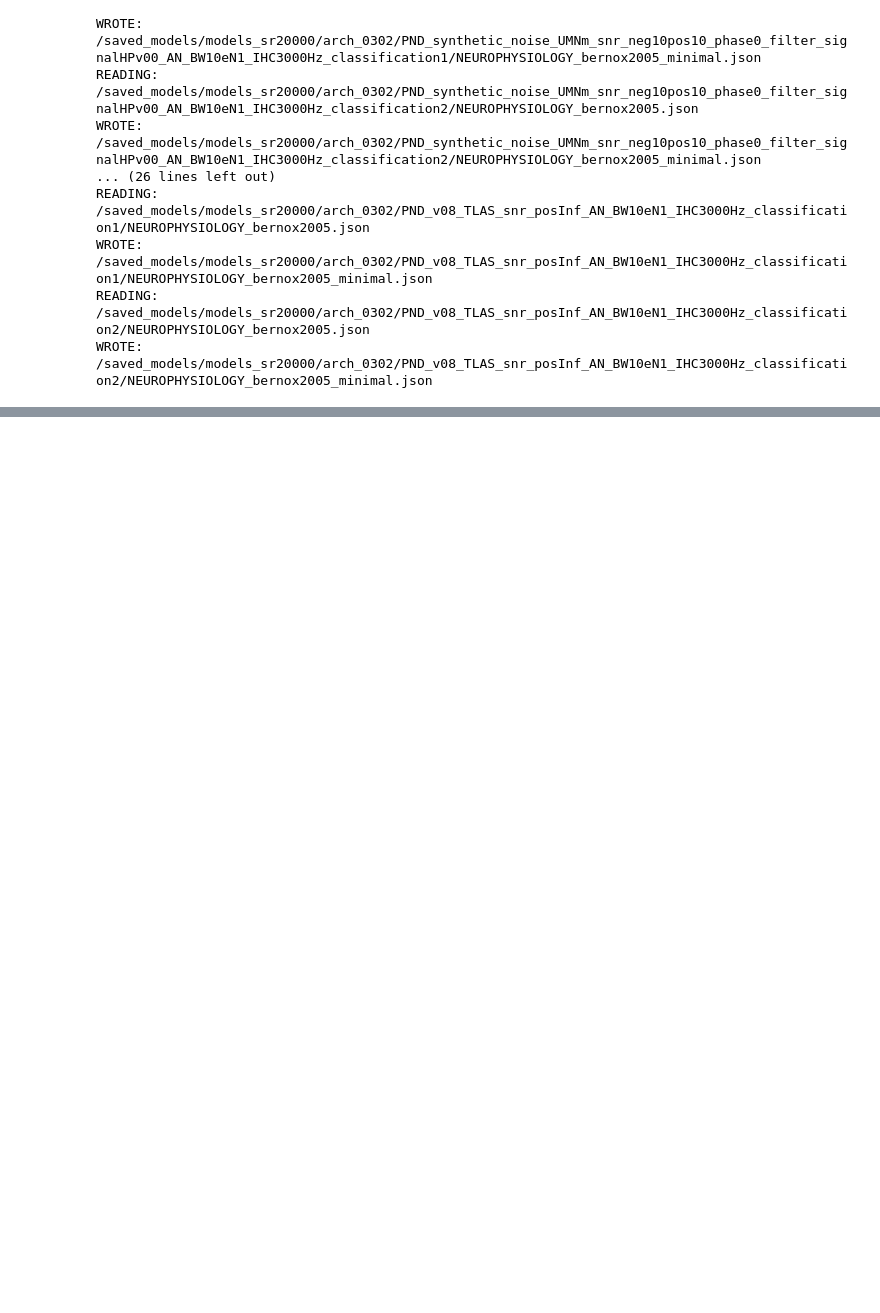
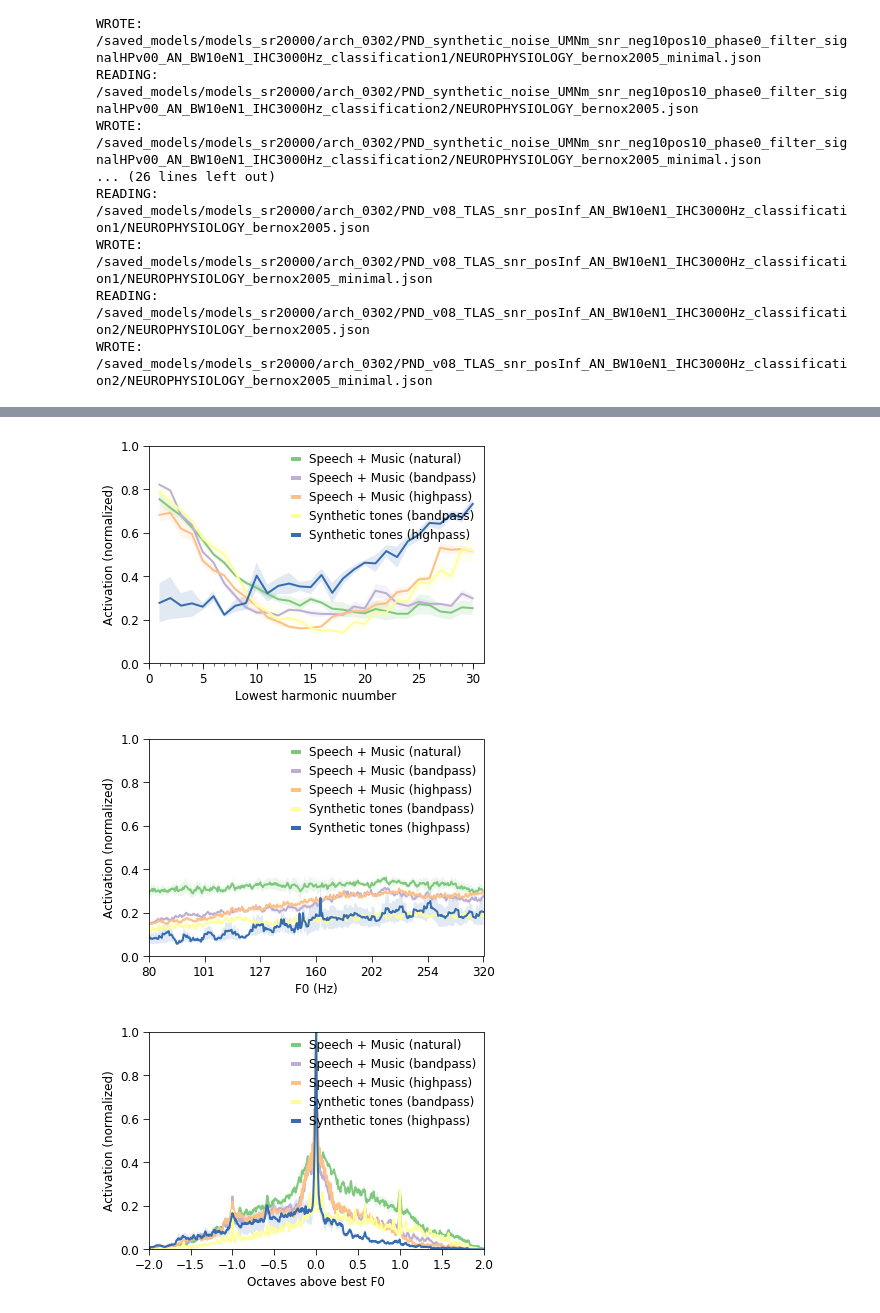
Before and after one commit to msaddler/pitchnet, a Jupyter notebook: notebook_network_neurophysiology.ipynb, the cells around one changed output, grey strips where cells are left out. Drawn from its saved outputs; the diff is of its cells as text; code cells hidden in the pictures; blank space fills up the shorter version.

Commit message:
storing valid set tuning results for networks trained on bandpass-filtered natural sounds

```diff
--- a/notebook_network_neurophysiology.ipynb
+++ b/notebook_network_neurophysiology.ipynb
@@ -177,3 +156,24 @@ READING: /saved_models/models_sr20000/arch_0302/PND_v08_TLAS_snr_posInf_AN_BW10e
 WROTE: /saved_models/models_sr20000/arch_0302/PND_v08_TLAS_snr_posInf_AN_BW10eN1_IHC3000Hz_classification1/NEUROPHYSIOLOGY_bernox2005_minimal.json
 READING: /saved_models/models_sr20000/arch_0302/PND_v08_TLAS_snr_posInf_AN_BW10eN1_IHC3000Hz_classification2/NEUROPHYSIOLOGY_bernox2005.json
 WROTE: /saved_models/models_sr20000/arch_0302/PND_v08_TLAS_snr_posInf_AN_BW10eN1_IHC3000Hz_classification2/NEUROPHYSIOLOGY_bernox2005_minimal.json
+# %%
+master_list = [
+    ('/saved_models/models_sr20000/arch_0302/PND_v08_TLAS_snr_neg10pos10_AN_BW10eN1_IHC3000Hz_classification*/', 'Speech + Music (natural)'),
+    ('/saved_models/models_sr20000/arch_0302/PND_v08_TLAS_snr_neg10pos10_filter_signalBPv00_AN_BW10eN1_IHC3000Hz_classification*/', 'Speech + Music (bandpass)'),
+    ('/saved_models/models_sr20000/arch_0302/PND_v08_TLAS_snr_neg10pos10_filter_signalHPv00_AN_BW10eN1_IHC3000Hz_classification*/', 'Speech + Music (highpass)'),
+    ('/saved_models/models_sr20000/arch_0302/PND_synthetic_noise_UMNm_snr_neg10pos10_phase0_filter_signalBPv00_AN_BW10eN1_IHC3000Hz_classification*/', 'Synthetic tones (bandpass)'),
+    ('/saved_models/models_sr20000/arch_0302/PND_synthetic_noise_UMNm_snr_neg10pos10_phase0_filter_signalHPv00_AN_BW10eN1_IHC3000Hz_classification*/', 'Synthetic tones (highpass)'),
+]
+experiment_basename = 'NEUROPHYSIOLOGY_bernox2005_minimal.json'
+# experiment_basename = 'NEUROPHYSIOLOGY_valid_minimal.json'
+
+model_keys = []
+results_dicts = {}
+for model_dir_regex, model_key in master_list:
+    results_dicts[model_key] = []
+    model_keys.append(model_key)
+    results_dict_fn_regex = os.path.join(model_dir_regex, experiment_basename)
+    for results_dict_fn in sorted(glob.glob(results_dict_fn_regex)):
+        with open(results_dict_fn) as f:
+            results_dicts[model_key].append(json.load(f))
+        print(model_key, results_dict_fn)
@@ -180,44 +196,48 @@ WROTE: /saved_models/models_sr20000/arch_0302/PND_v08_TLAS_snr_posInf_AN_BW10eN1
 # %%
 importlib.reload(util_neurophysiology)
 
-# fig, ax = plt.subplots(nrows=1, ncols=1, figsize=(6, 4))
-# color_list = util_figures.get_color_list(8, 'Accent')
-# for cidx, model_key in enumerate(model_keys):
-#     yval_list = []
-#     results_dict_input = results_dicts[model_key]
-#     kwargs_plot_update = {'color': color_list[cidx], 'label': model_key}
-#     ax = util_neurophysiology.make_low_harm_tuning_plot(ax,
-#         results_dict_input,
-#         restrict_conditions=['relu_4'],
-#         kwargs_plot_update=kwargs_plot_update)
-# plt.show()
+fig, ax = plt.subplots(nrows=1, ncols=1, figsize=(6, 4))
+color_list = util_figures.get_color_list(8, 'Accent')
+for cidx, model_key in enumerate(model_keys):
+    yval_list = []
+    results_dict_input = results_dicts[model_key]
+    kwargs_plot_update = {'color': color_list[cidx], 'label': model_key}
+    ax = util_neurophysiology.make_low_harm_tuning_plot(ax,
+        results_dict_input,
+        restrict_conditions=['relu_4'],
+        kwargs_plot_update=kwargs_plot_update)
+plt.show()
 
 
 fig, ax = plt.subplots(nrows=1, ncols=1, figsize=(6, 4))
 color_list = util_figures.get_color_list(8, 'Accent')
 for cidx, model_key in enumerate(model_keys):
     yval_list = []
     results_dict_input = results_dicts[model_key]
     kwargs_plot_update = {'color': color_list[cidx], 'label': model_key}
     ax = util_neurophysiology.make_f0_tuning_plot(ax,
         results_dict_input,
         restrict_conditions=['relu_4'],
-kwargs_plot_update=kwargs_plot_update)
+        kwargs_plot_update=kwargs_plot_update)
 plt.show()
 
 
 fig, ax = plt.subplots(nrows=1, ncols=1, figsize=(6, 4))
 color_list = util_figures.get_color_list(8, 'Accent')
 for cidx, model_key in enumerate(model_keys):
     yval_list = []
     results_dict_input = results_dicts[model_key]
     kwargs_plot_update = {'color': color_list[cidx], 'label': model_key}
     ax = util_neurophysiology.make_octave_tuning_plot(ax,
         results_dict_input,
         restrict_conditions=['relu_4'],
         n_subsample=32,
         kwargs_plot_update=kwargs_plot_update)
 plt.show()
+# %% [output]
+[figure, added]
+[figure, added]
+[figure, added]
 # %%
 importlib.reload(util_neurophysiology)
 
```
Also changed, not shown: parts of 3 cells of this notebook.
